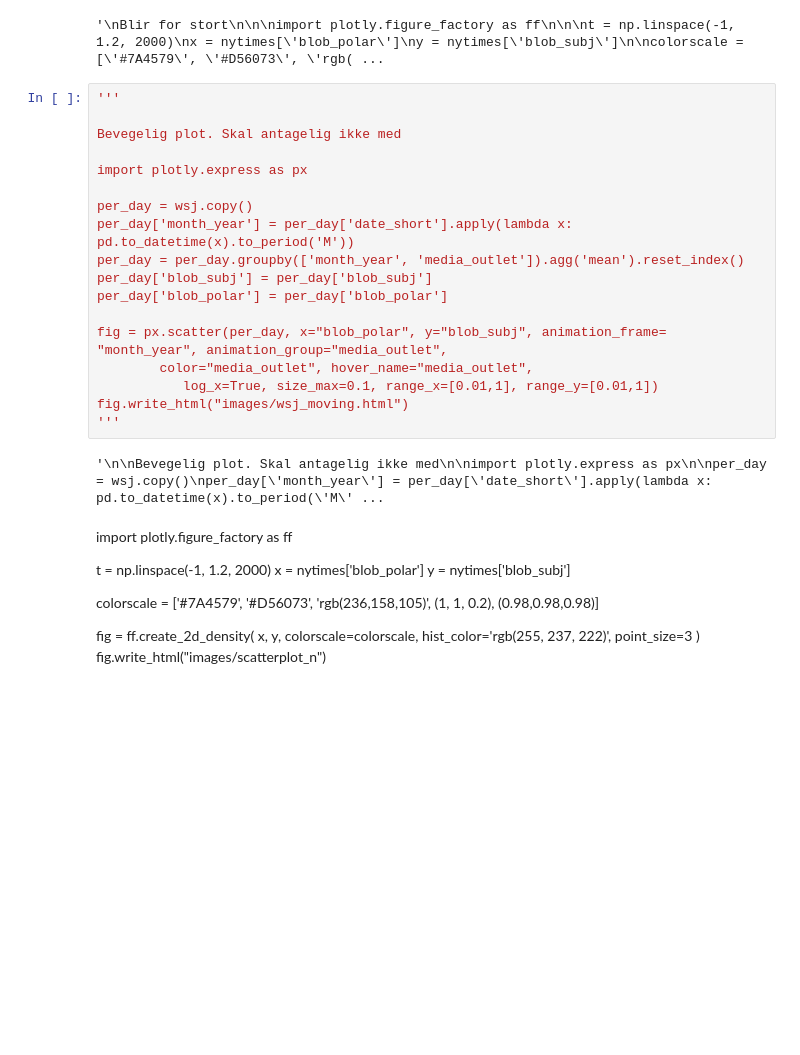
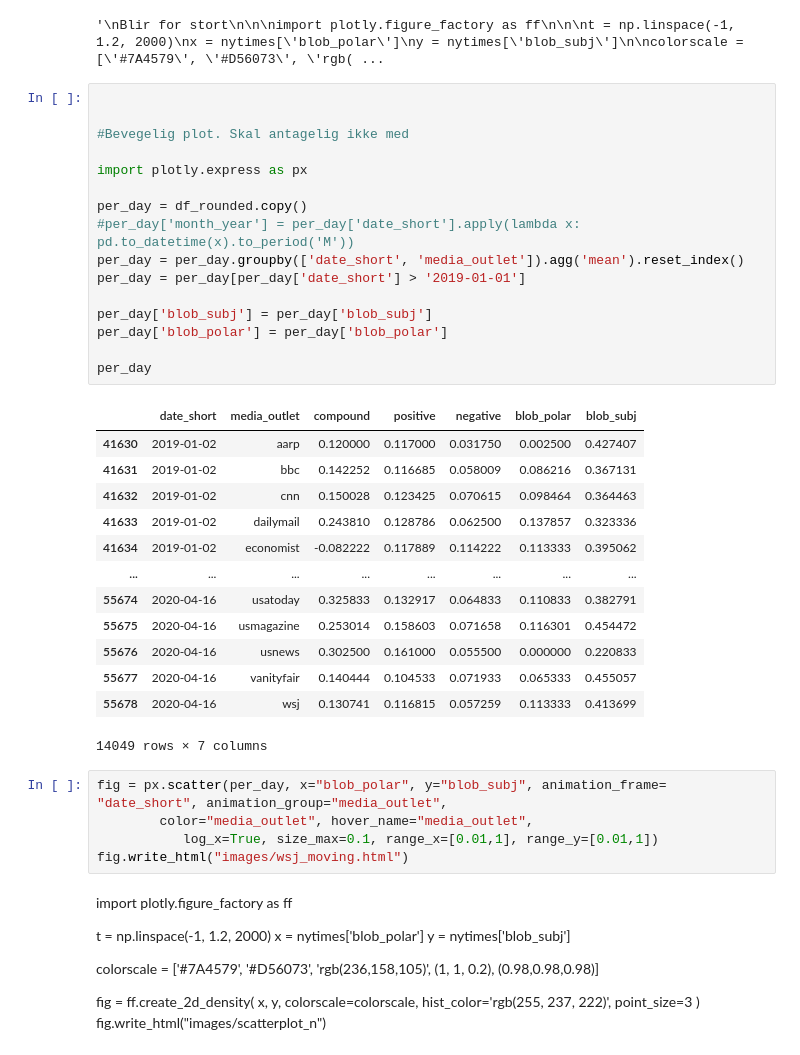
Before and after one commit to epfl-ada/ada-2021-project-gutta-boys, a Jupyter notebook: Media_analyses.ipynb, the cells around one changed output. Saved outputs shown, nothing was run; the diff lists cells and outputs as text; blank space fills up the shorter version.

Commit message:
Added plot

```diff
--- a/Media_analyses.ipynb
+++ b/Media_analyses.ipynb
@@ -625,25 +626,40 @@ fig.write_html("images/nytimes_scatter.html")
 # %% [output]
 '\nBlir for stort\n\n\nimport plotly.figure_factory as ff\n\n\nt = np.linspace(-1, 1.2, 2000)\nx = nytimes[\'blob_polar\']\ny = nytimes[\'blob_subj\']\n\ncolorscale = [\'#7A4579\', \'#D56073\', \'rgb( ...
 # %%
-'''
 
-Bevegelig plot. Skal antagelig ikke med
+
+#Bevegelig plot. Skal antagelig ikke med
 
 import plotly.express as px
 
-per_day = wsj.copy()
-per_day['month_year'] = per_day['date_short'].apply(lambda x: pd.to_datetime(x).to_period('M'))
-per_day = per_day.groupby(['month_year', 'media_outlet']).agg('mean').reset_index()
+per_day = df_rounded.copy()
+#per_day['month_year'] = per_day['date_short'].apply(lambda x: pd.to_datetime(x).to_period('M'))
+per_day = per_day.groupby(['date_short', 'media_outlet']).agg('mean').reset_index()
+per_day = per_day[per_day['date_short'] > '2019-01-01']
+
 per_day['blob_subj'] = per_day['blob_subj']
 per_day['blob_polar'] = per_day['blob_polar']
 
-fig = px.scatter(per_day, x="blob_polar", y="blob_subj", animation_frame= "month_year", animation_group="media_outlet",
-        color="media_outlet", hover_name="media_outlet",
-           log_x=True, size_max=0.1, range_x=[0.01,1], range_y=[0.01,1])
-fig.write_html("images/wsj_moving.html")
-'''
+per_day
 # %% [output]
+|  | date_short | media_outlet | compound | positive | negative | blob_polar | blob_subj |
+| 41630 | 2019-01-02 | aarp | 0.120000 | 0.117000 | 0.031750 | 0.002500 | 0.427407 |
+| 41631 | 2019-01-02 | bbc | 0.142252 | 0.116685 | 0.058009 | 0.086216 | 0.367131 |
+| 41632 | 2019-01-02 | cnn | 0.150028 | 0.123425 | 0.070615 | 0.098464 | 0.364463 |
+| 41633 | 2019-01-02 | dailymail | 0.243810 | 0.128786 | 0.062500 | 0.137857 | 0.323336 |
+| 41634 | 2019-01-02 | economist | -0.082222 | 0.117889 | 0.114222 | 0.113333 | 0.395062 |
+| ... | ... | ... | ... | ... | ... | ... | ... |
+| 55674 | 2020-04-16 | usatoday | 0.325833 | 0.132917 | 0.064833 | 0.110833 | 0.382791 |
+| 55675 | 2020-04-16 | usmagazine | 0.253014 | 0.158603 | 0.071658 | 0.116301 | 0.454472 |
+| 55676 | 2020-04-16 | usnews | 0.302500 | 0.161000 | 0.055500 | 0.000000 | 0.220833 |
+| 55677 | 2020-04-16 | vanityfair | 0.140444 | 0.104533 | 0.071933 | 0.065333 | 0.455057 |
+| 55678 | 2020-04-16 | wsj | 0.130741 | 0.116815 | 0.057259 | 0.113333 | 0.413699 |
-'\n\nBevegelig plot. Skal antagelig ikke med\n\nimport plotly.express as px\n\nper_day = wsj.copy()\nper_day[\'month_year\'] = per_day[\'date_short\'].apply(lambda x: pd.to_datetime(x).to_period(\'M\' ...
+14049 rows × 7 columns
+# %%
+fig = px.scatter(per_day, x="blob_polar", y="blob_subj", animation_frame= "date_short", animation_group="media_outlet",
+        color="media_outlet", hover_name="media_outlet",
+           log_x=True, size_max=0.1, range_x=[0.01,1], range_y=[0.01,1])
+fig.write_html("images/wsj_moving.html")
 # %% [markdown]
 import plotly.figure_factory as ff
 
```
Also changed, not shown: parts of 2 cells of this notebook, 2 other files.
